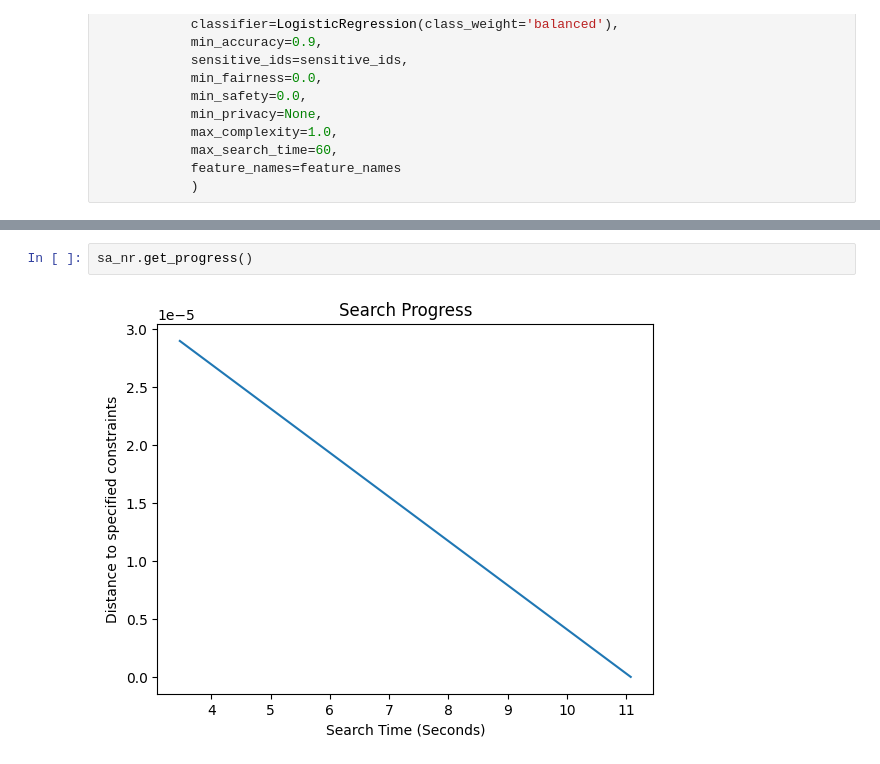
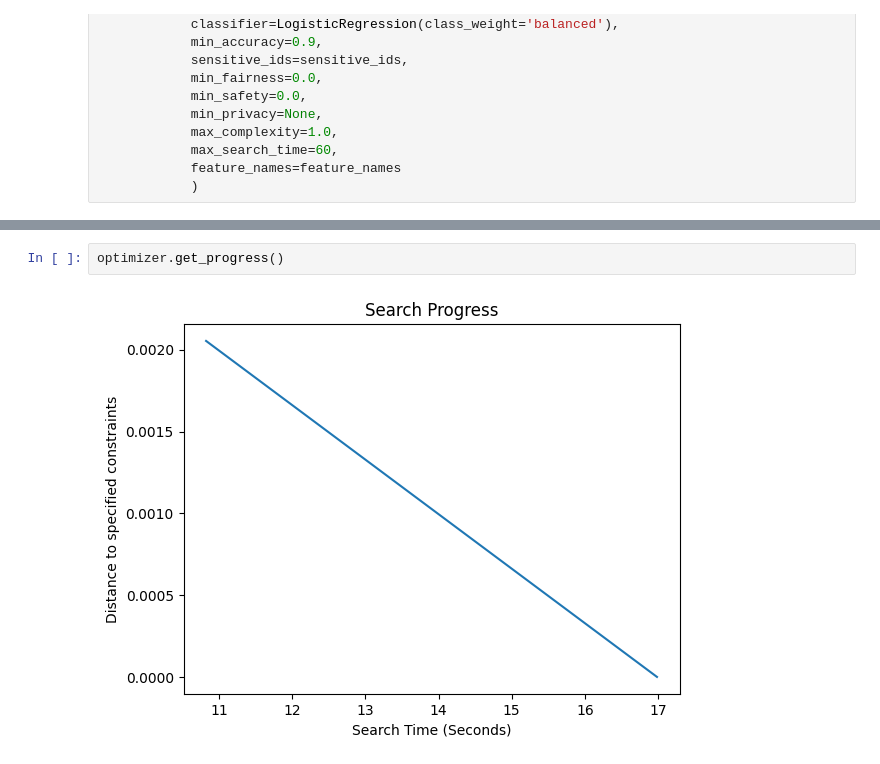
Before and after one commit to BigDaMa/DFS, a Jupyter notebook: new_project/fastsklearnfeature/interactiveAutoML/new_bench/multiobjective/metalearning/openml_data/notebook/Tutorial.ipynb, the cells around one changed output, grey strips where cells are left out. Saved outputs shown, nothing was run; the diff lists cells and outputs as text.

```diff
--- a/new_project/fastsklearnfeature/interactiveAutoML/new_bench/multiobjective/metalearning/openml_data/notebook/Tutorial.ipynb
+++ b/new_project/fastsklearnfeature/interactiveAutoML/new_bench/multiobjective/metalearning/openml_data/notebook/Tutorial.ipynb
@@ -56,5 +101,5 @@ optimizer.get_plan(X_train,
 # %%
-sa_nr.get_progress()
+optimizer.get_progress()
 # %% [output]
-[figure, old version]
+[figure, new version]
 # %%
```
Also changed, not shown: parts of 4 cells of this notebook, 3 other files.
